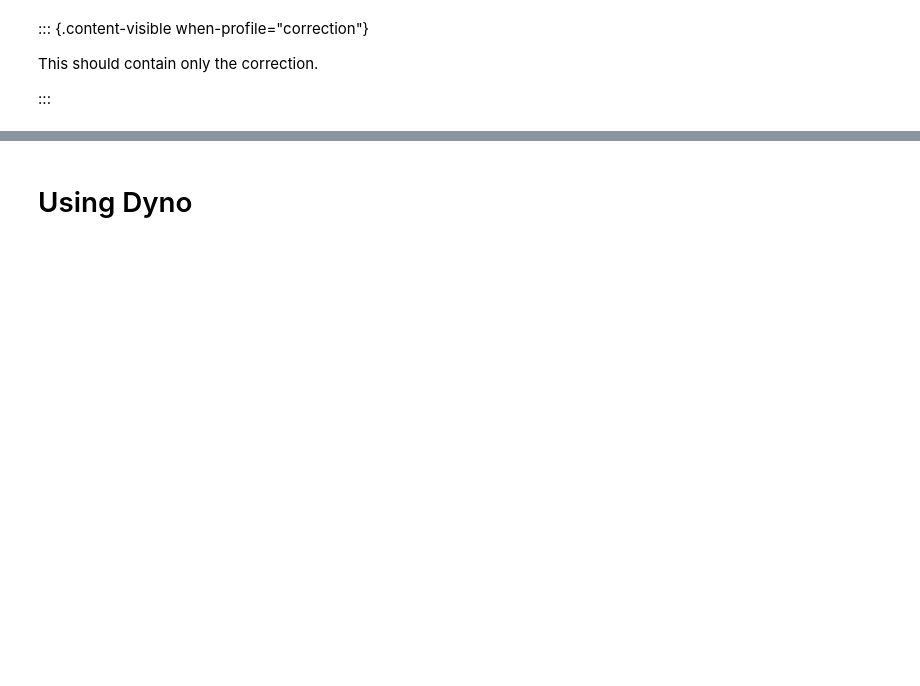
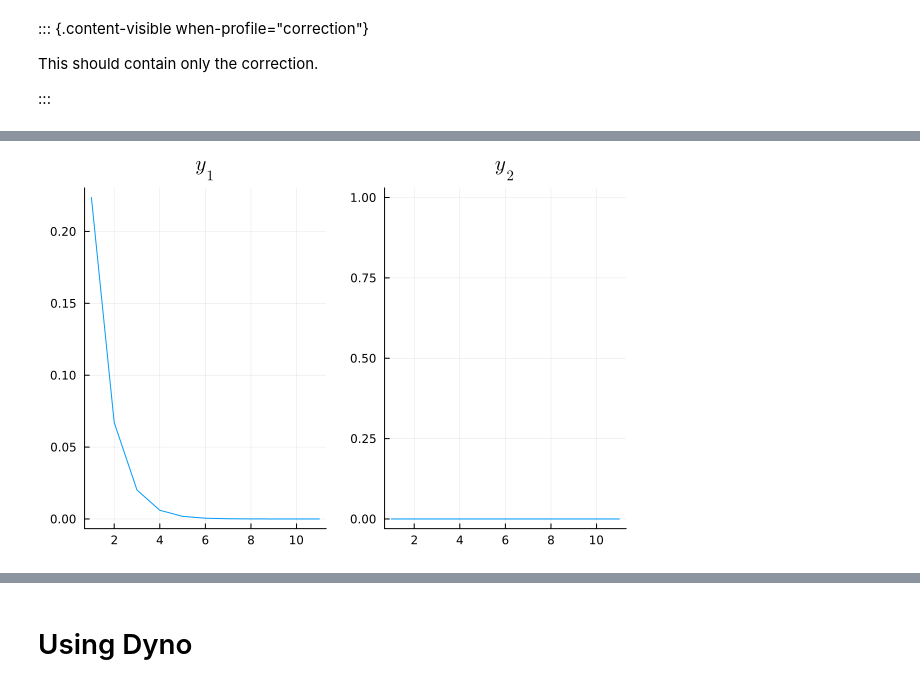
Before and after one commit to albop/ae2e6, a Jupyter notebook: tutorials/session_1/index.ipynb, the cells around one changed output, grey strips where cells are left out. Cells and saved outputs as stored; diff of their text form; code cells hidden in the pictures; blank space fills up the shorter version.

```diff
--- a/tutorials/session_1/index.ipynb
+++ b/tutorials/session_1/index.ipynb
@@ -48,0 +122,5 @@ $$\begin{matrix}\rho & 0 \\ 0, \lambda\end{matrix}
+# %%
+# we can make to plots size by size
+plot( plot(sim_y_1[1,:], title="\$y_1\$", legend=false), plot(sim_y_1[2,:], title="\$y_2\$", legend=false))
+# %% [output]
+[figure, added]
```
Also changed, not shown: parts of 46 cells of this notebook.
